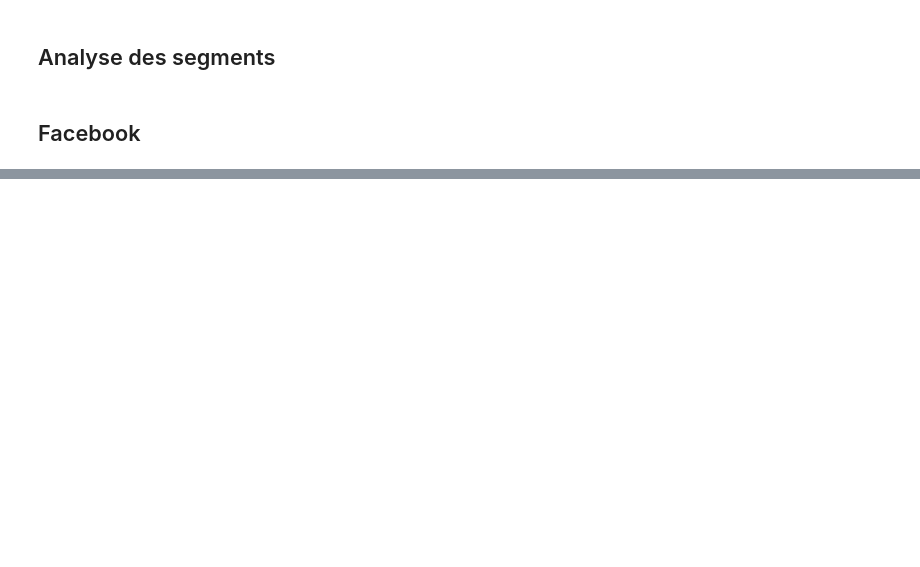
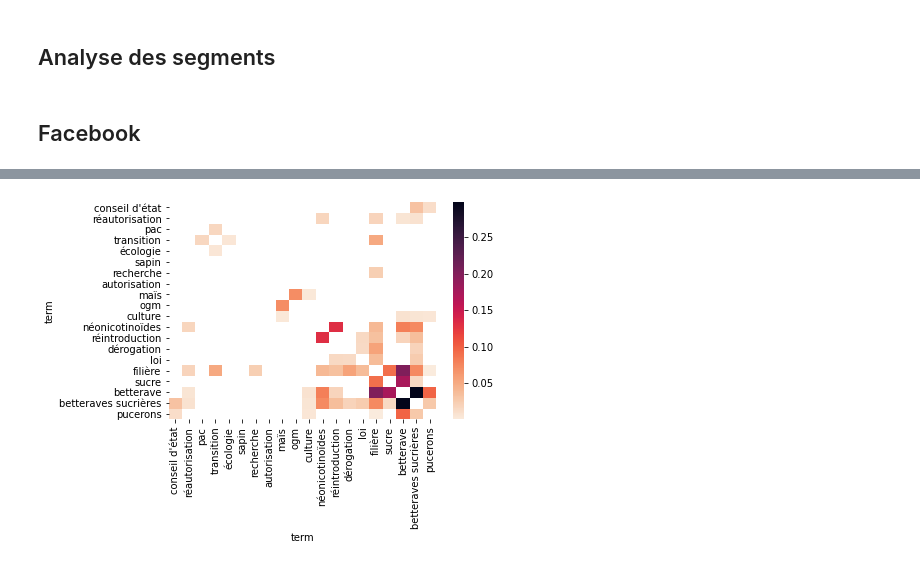
Before and after one commit to jphcoi/MADM, a Jupyter notebook: analyse_text.ipynb, the cells around one changed output, grey strips where cells are left out. Cells and saved outputs as stored; diff of their text form; code cells hidden in the pictures; blank space fills up the shorter version.

Commit message:
add correlation matrix to analyse_text

```diff
--- a/analyse_text.ipynb
+++ b/analyse_text.ipynb
@@ -37,7 +38,7 @@ if which_base == "all_corpus":
     df0 = pd.read_csv(all_corpus, sep = "\t")
 else:
     df_index = pd.read_csv(index, sep = "\t")
-    dfseg = pd.read_csv(file_segmentation, sep = "\t")
+    dfseg0 = pd.read_csv(file_segmentation, sep = "\t")
 
     df_index['date'] = pd.to_datetime(df_index['date'], infer_datetime_format=True)
     df_index['yearmonth']=(df_index['date'].dt.strftime('%Y-%m'))
@@ -82,5 +95,7 @@ def filter_data(data, domain, segment):
 # %%
-domain = ["facebook", "twitter", "media"]
-segment = 0
+domains = ["facebook", "twitter", "media"]
+segment = 7
+domain = domains[1]
+
 list_df = [dfseg0, df0, dft0]
-dfseg1, df1, dft1 = filter_data(list_df, domain = domain[0], segment = 0)
+dfseg1, df1, dft1, df2, specific_terms = filter_data(list_df, domain = domain, segment = segment)
@@ -106,3 +106,5 @@ segment
 moyenne = np.mean(df2["sum_of_top20_term"])
 df3 = df2.loc[df2["sum_of_top20_term"] >= 2 ]
 df3 = df3.sort_values(by=['date'], ascending=[True])
+
+df3 = df3.drop_duplicates(subset = "text")
@@ -113,5 +111,7 @@ moyenne + (moyenne*0.95)
 # %%
 nombre_texts = len(df3["text"])
+start_segment = df1["start_segment"].iloc[1].strftime("%Y-%m-%d")
+end_segment = df1["end_segment"].iloc[1].strftime("%Y-%m-%d")
 
 for i, text in enumerate(df3["text"]):
     doc_id = df3["doc_id"].iloc[i]
@@ -121,7 +121,7 @@ for i, text in enumerate(df3["text"]):
     date = df3["date"].iloc[i].strftime("%Y-%m-%d")
     auteur = df3["source"].iloc[i]
     display(HTML(f"<h2 style='text-align:center;'> Texte {doc_id} ({i+1} sur {nombre_texts})</h2>"))
-    display(HTML(f"<strong>Segment :</strong> {segment}"))
+    display(HTML(f"<strong>Segment :</strong> {segment} ({start_segment} ; {end_segment})"))
     display(HTML(f"<strong>Date :</strong> {date}"))
     display(HTML(f"<strong>Auteur :</strong> {auteur} \n"))
     print(f"Termes indexés : {list_term} \n")
@@ -160,0 +193,28 @@ santé Canada reçoit l'ordre de réexaminer les effets environnementaux du roun
+# %%
+df11 = df1.loc[df1["in_top20_term"] ==  1]
+df11["count_term"] = df11.groupby(['doc_id','term'])["in_top20_term"].transform('sum')
+#df11["count_term2"] = df11.groupby(['term'])["doc_id"].transform('count')
+
+
+t = pd.pivot_table(df11, index = "doc_id", columns = "term", values = "count_term", fill_value = 0)
+
+corrMatrix = t.corr()
+
+
+m = cluster_corr(corrMatrix)
+
+mm = m.to_numpy()
+
+for i in range(len(mm)):
+    mm[i,i] = np.nan
+    for j in range(len(mm)):
+        if mm[i,j] <= 0:
+            mm[i,j] = np.nan
+
+cmap = sns.cm.rocket_r
+sns.heatmap(m, cmap = cmap)
+fig.set_size_inches(18.5, 10.5)
+
+plt.savefig(f'segment{segment}_{domain}.png', bbox_inches='tight')
+# %% [output]
+[figure, added]
```
Also changed, not shown: parts of 27 cells of this notebook.
